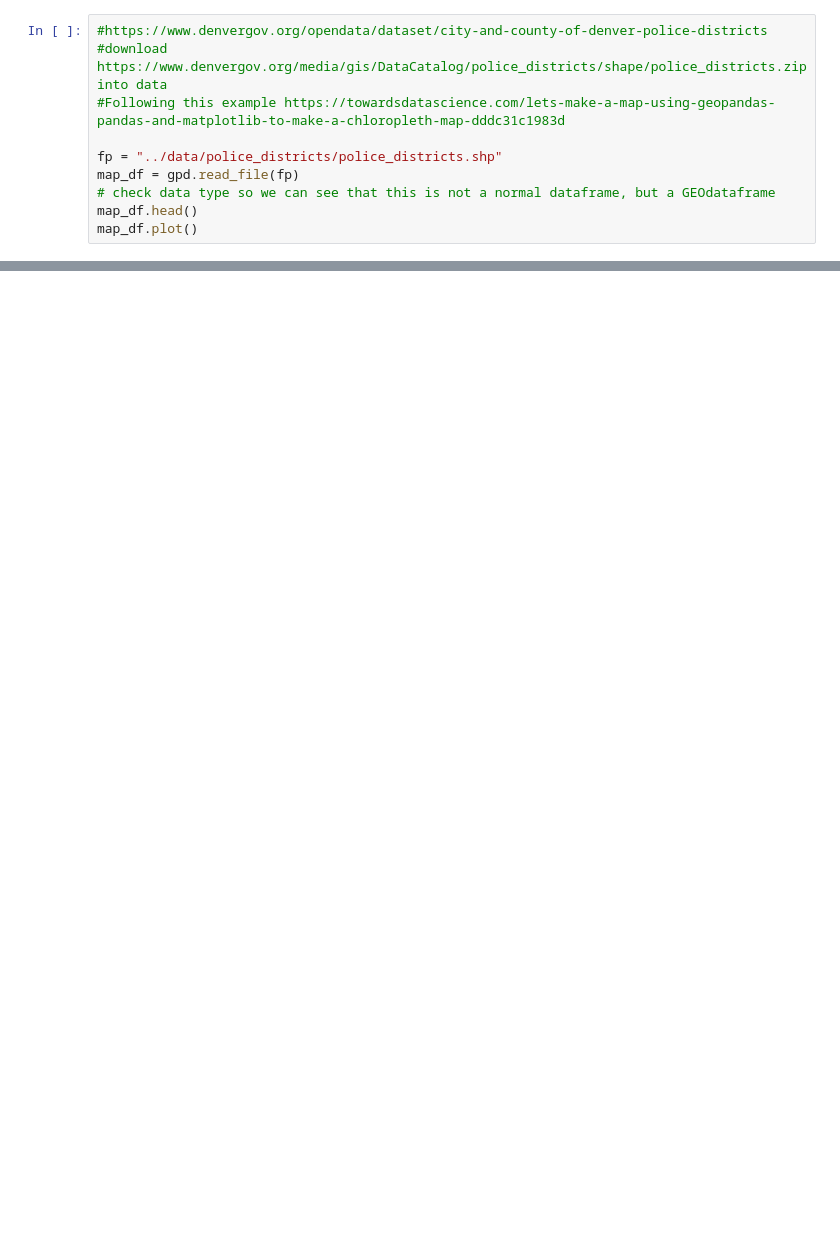
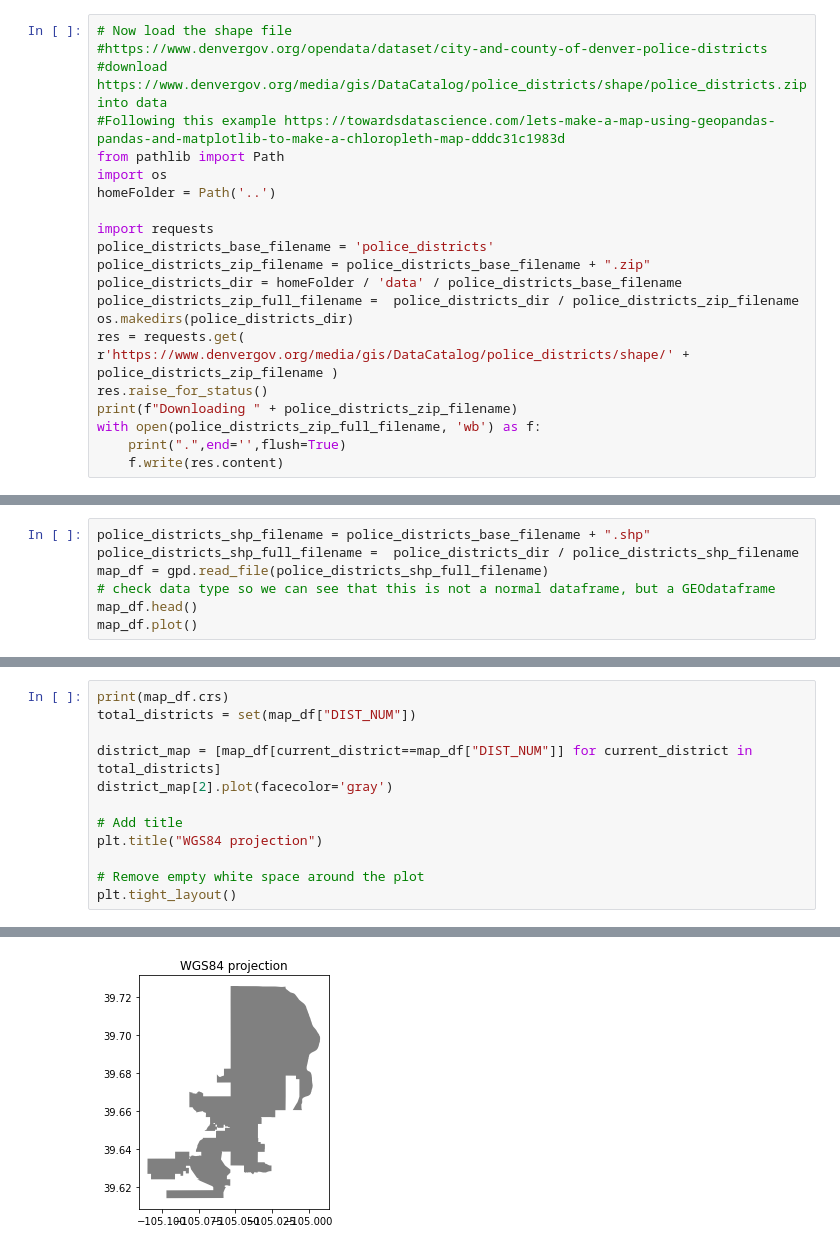
Before and after one commit to openpolicedata/openpolicedata, a Jupyter notebook: notebooks/ex_plotting_data.ipynb, the cells around one changed output, grey strips where cells are left out. Saved outputs shown, nothing was run; the diff lists cells and outputs as text; blank space fills up the shorter version.

```diff
--- a/notebooks/ex_plotting_data.ipynb
+++ b/notebooks/ex_plotting_data.ipynb
@@ -64,11 +45,22 @@ df.head(1)
 # %%
+# Now load the shape file
 #https://www.denvergov.org/opendata/dataset/city-and-county-of-denver-police-districts
 #download https://www.denvergov.org/media/gis/DataCatalog/police_districts/shape/police_districts.zip into data
 #Following this example https://towardsdatascience.com/lets-make-a-map-using-geopandas-pandas-and-matplotlib-to-make-a-chloropleth-map-dddc31c1983d
+from pathlib import Path
+import os
+homeFolder = Path('..')
 
-fp = "../data/police_districts/police_districts.shp"
-map_df = gpd.read_file(fp)
-# check data type so we can see that this is not a normal dataframe, but a GEOdataframe
-map_df.head()
-map_df.plot()
+import requests
+police_districts_base_filename = 'police_districts'
+police_districts_zip_filename = police_districts_base_filename + ".zip"
+police_districts_dir = homeFolder / 'data' / police_districts_base_filename
+police_districts_zip_full_filename =  police_districts_dir / police_districts_zip_filename
+os.makedirs(police_districts_dir)
+res = requests.get( r'https://www.denvergov.org/media/gis/DataCatalog/police_districts/shape/' + police_districts_zip_filename )
+res.raise_for_status()
+print(f"Downloading " + police_districts_zip_filename)
+with open(police_districts_zip_full_filename, 'wb') as f:
+    print(".",end='',flush=True)
+    f.write(res.content)
 # %% [output]
@@ -84,0 +78,7 @@ geodata.plot()
+# %%
+police_districts_shp_filename = police_districts_base_filename + ".shp"
+police_districts_shp_full_filename =  police_districts_dir / police_districts_shp_filename
+map_df = gpd.read_file(police_districts_shp_full_filename)
+# check data type so we can see that this is not a normal dataframe, but a GEOdataframe
+map_df.head()
+map_df.plot()
@@ -84,0 +88,13 @@ geodata.plot()
+# %%
+print(map_df.crs)
+total_districts = set(map_df["DIST_NUM"])
+
+district_map = [map_df[current_district==map_df["DIST_NUM"]] for current_district in total_districts]
+district_map[2].plot(facecolor='gray')
+
+# Add title
+plt.title("WGS84 projection")
+
+# Remove empty white space around the plot
+plt.tight_layout()
+# %% [output]
@@ -84,0 +102 @@ geodata.plot()
+[figure, added]
```
Also changed, not shown: parts of 27 cells of this notebook, 3 other files.
